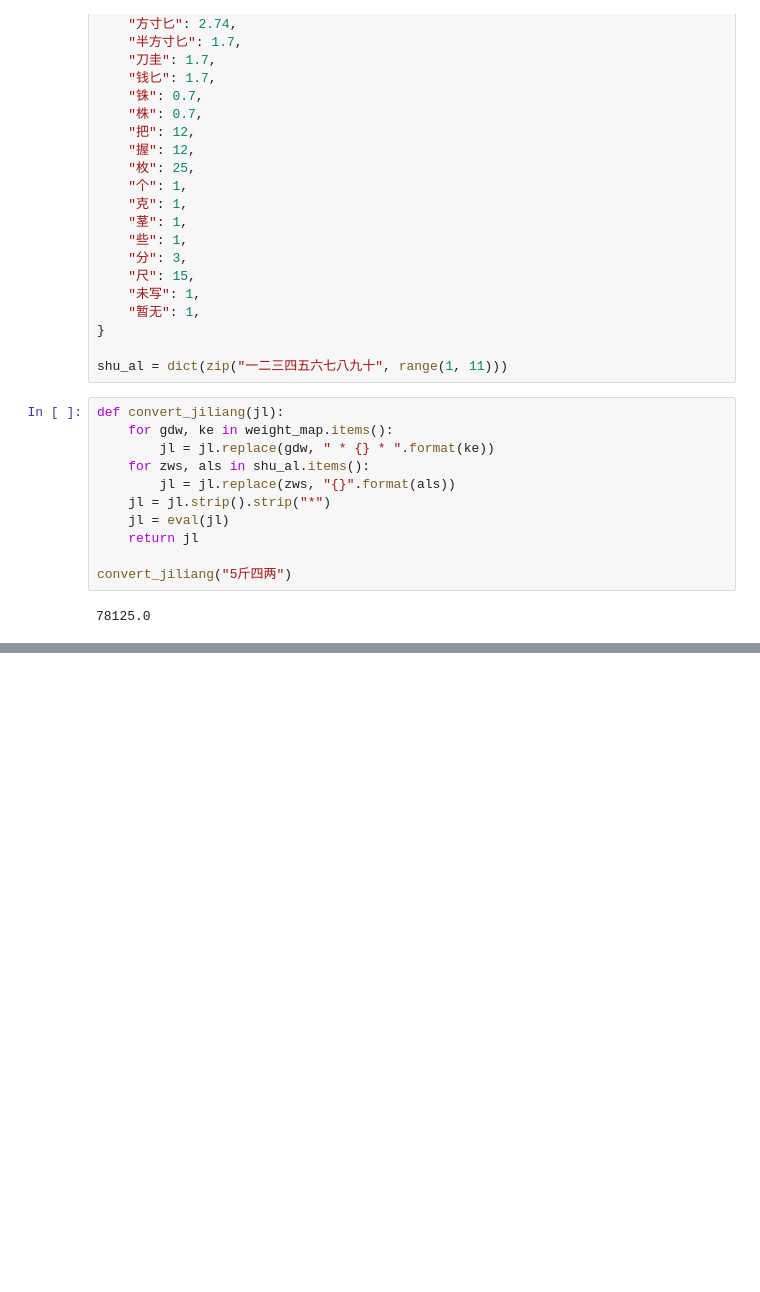
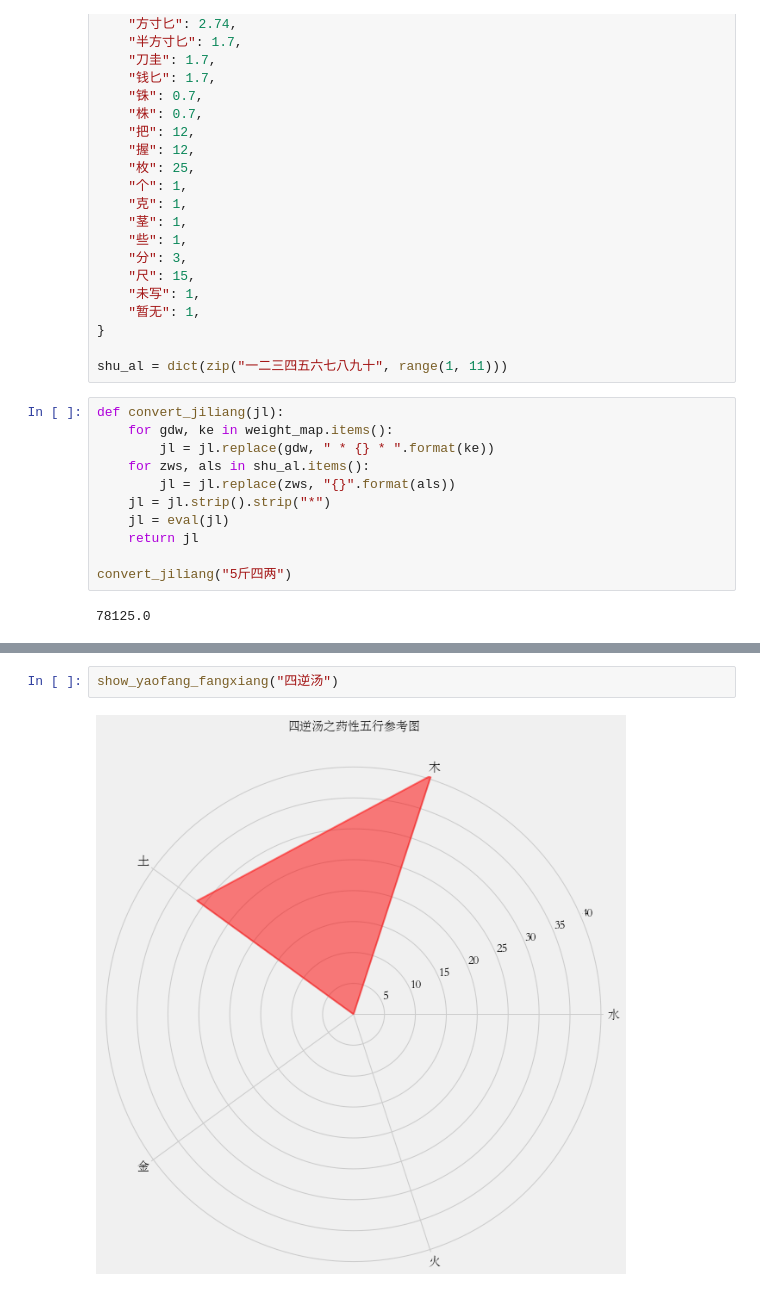
Before and after one commit to xukongwen/shanghan_learn, a Jupyter notebook: sh_fang_research.ipynb, the cells around one changed output, grey strips where cells are left out. Saved outputs shown, nothing was run; the diff lists cells and outputs as text; blank space fills up the shorter version.

```diff
--- a/sh_fang_research.ipynb
+++ b/sh_fang_research.ipynb
@@ -295,0 +152,4 @@ plt.show()
+# %%
+show_yaofang_fangxiang("四逆汤")
+# %% [output]
+[figure, added]
```
Also changed, not shown: parts of 14 cells of this notebook, 32 other files.
